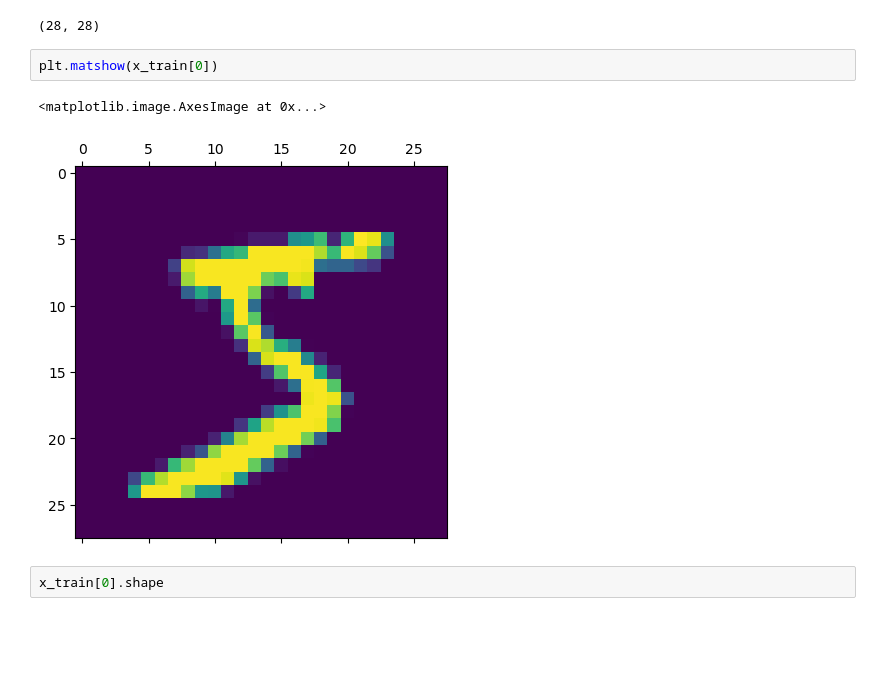
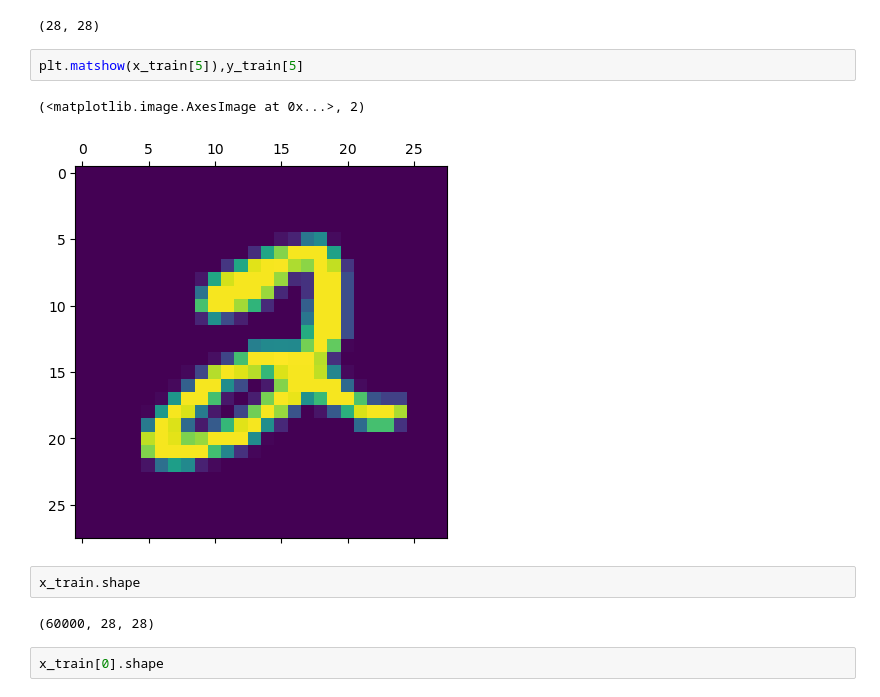
Before and after one commit to Sameershrinath/Digit-Recognition, a Jupyter notebook: digitrecog.ipynb, the cells around one changed output. Cells and saved outputs as stored; diff of their text form; blank space fills up the shorter version.

```diff
--- a/digitrecog.ipynb
+++ b/digitrecog.ipynb
@@ -23,10 +32,14 @@ x_train[1].shape
 # %% [output]
 (28, 28)
 # %%
-plt.matshow(x_train[0])
+plt.matshow(x_train[5]),y_train[5]
 # %% [output]
-<matplotlib.image.AxesImage at 0x...>
+(<matplotlib.image.AxesImage at 0x...>, 2)
-[figure, old version]
+[figure, new version]
+# %%
+x_train.shape
+# %% [output]
+(60000, 28, 28)
 # %%
 x_train[0].shape
 # %% [output]
```
Also changed, not shown: parts of 23 cells of this notebook, 2 other files.
